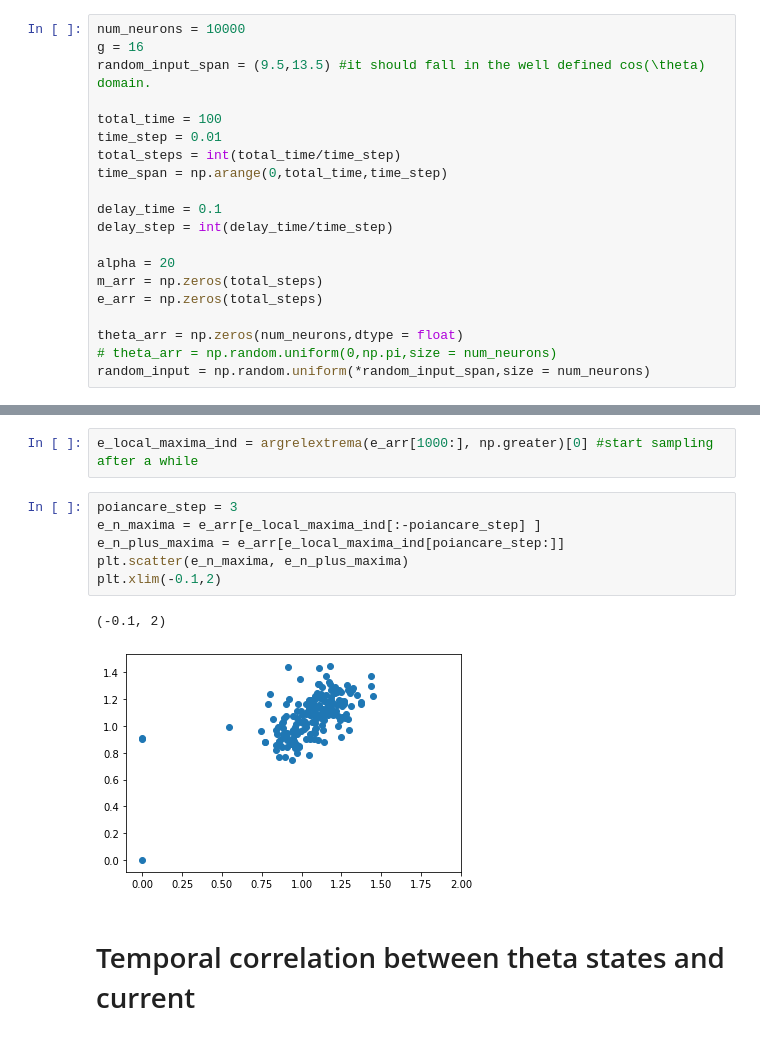
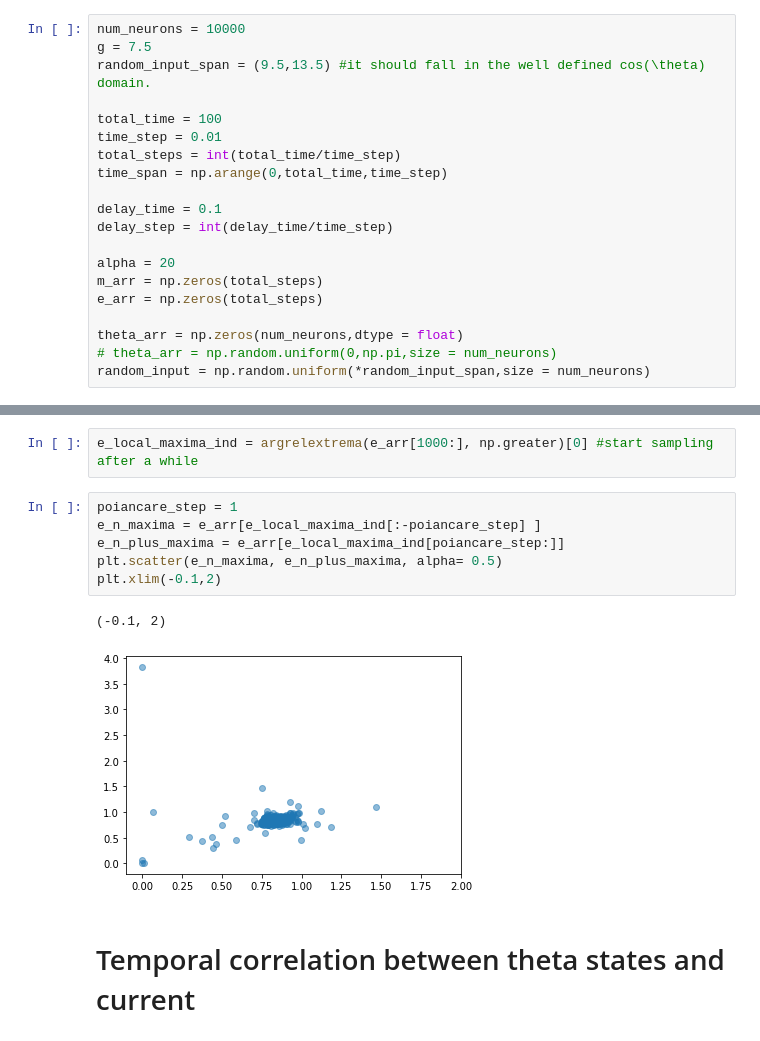
Before and after one commit to mmehrani/master_thesis, a Jupyter notebook: scripts/rotational_model/rotational_model.ipynb, the cells around one changed output, grey strips where cells are left out. Saved outputs shown, nothing was run; the diff lists cells and outputs as text.

```diff
--- a/scripts/rotational_model/rotational_model.ipynb
+++ b/scripts/rotational_model/rotational_model.ipynb
@@ -14,7 +14,7 @@ from tqdm import tqdm
 import os
 # %%
 num_neurons = 10000
-g = 16
+g = 7.5
 random_input_span = (9.5,13.5) #it should fall in the well defined cos(\theta) domain.
 
 total_time = 100
@@ -260,14 +269,14 @@ from scipy.signal import argrelextrema
 # %%
 e_local_maxima_ind = argrelextrema(e_arr[1000:], np.greater)[0] #start sampling after a while
 # %%
-poiancare_step = 3
+poiancare_step = 1
 e_n_maxima = e_arr[e_local_maxima_ind[:-poiancare_step] ]
 e_n_plus_maxima = e_arr[e_local_maxima_ind[poiancare_step:]]
-plt.scatter(e_n_maxima, e_n_plus_maxima)
+plt.scatter(e_n_maxima, e_n_plus_maxima, alpha= 0.5)
 plt.xlim(-0.1,2)
 # %% [output]
 (-0.1, 2)
-[figure, old version]
+[figure, new version]
 # %% [markdown]
 # Temporal correlation between theta states and current
 # %%
```
Also changed, not shown: parts of 15 cells of this notebook, 1 other file.
